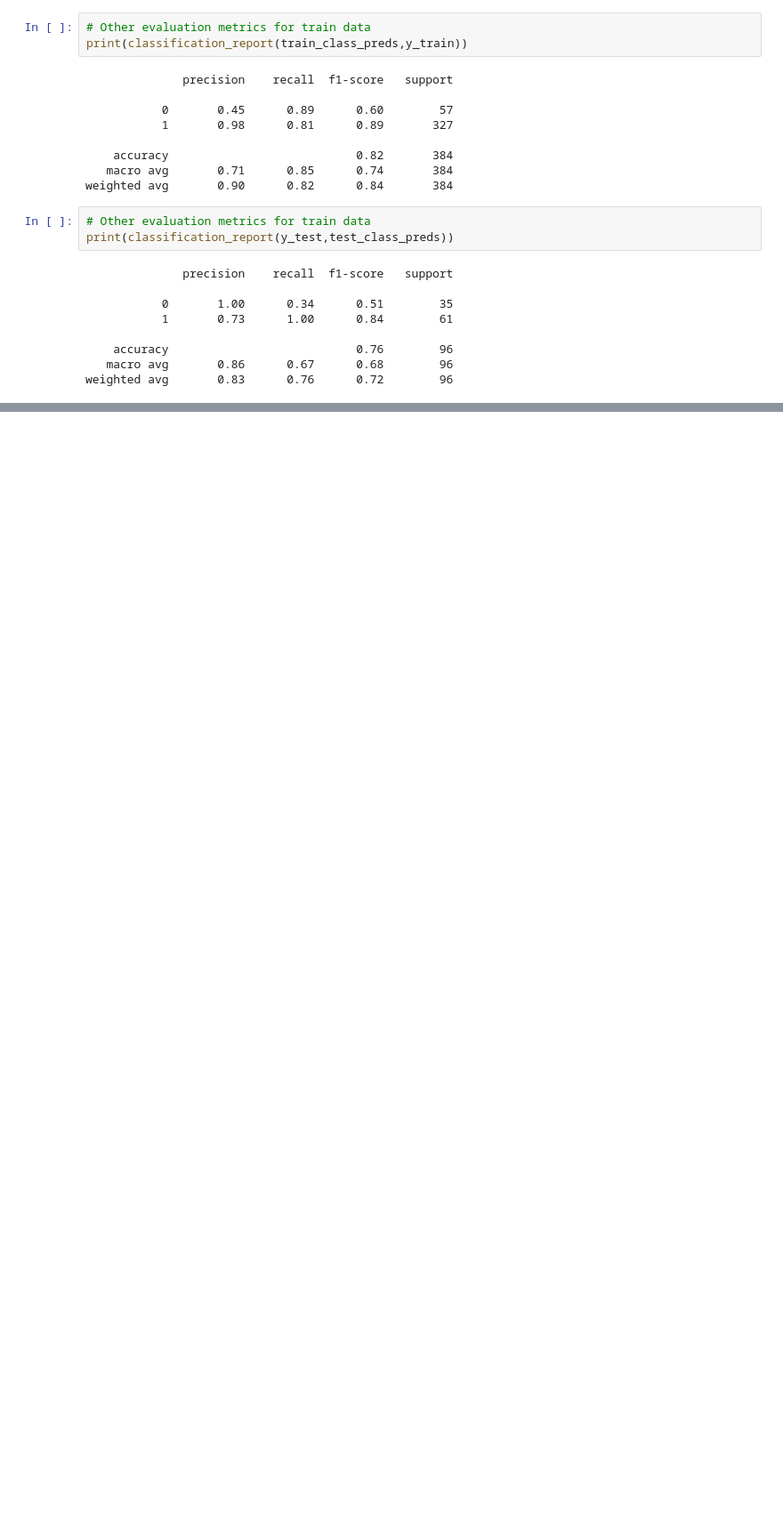
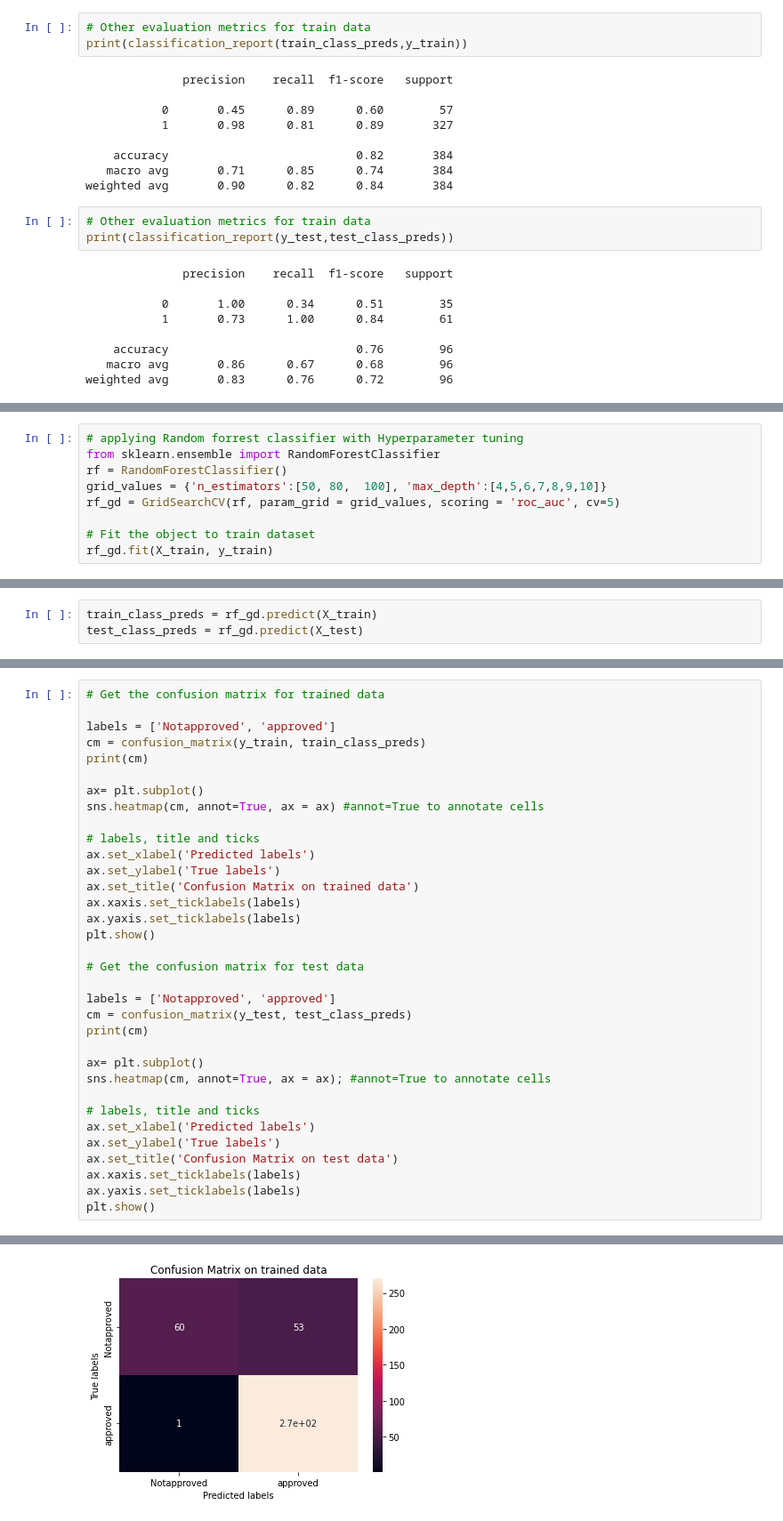
Before and after one commit to disuja7/ML-Hub, a Jupyter notebook: Loan_Prediction.ipynb, the cells around one changed output, grey strips where cells are left out. Shown at 89% size. Drawn from its saved outputs; the diff is of its cells as text; blank space fills up the shorter version.

```diff
--- a/Loan_Prediction.ipynb
+++ b/Loan_Prediction.ipynb
@@ -514,0 +664,9 @@ ax.yaxis.set_ticklabels(labels)
+# %%
+# applying Random forrest classifier with Hyperparameter tuning
+from sklearn.ensemble import RandomForestClassifier
+rf = RandomForestClassifier()
+grid_values = {'n_estimators':[50, 80,  100], 'max_depth':[4,5,6,7,8,9,10]}
+rf_gd = GridSearchCV(rf, param_grid = grid_values, scoring = 'roc_auc', cv=5)
+
+# Fit the object to train dataset
+rf_gd.fit(X_train, y_train)
@@ -514,0 +678,3 @@ ax.yaxis.set_ticklabels(labels)
+# %%
+train_class_preds = rf_gd.predict(X_train)
+test_class_preds = rf_gd.predict(X_test)
@@ -514,0 +707,35 @@ ax.yaxis.set_ticklabels(labels)
+# %%
+# Get the confusion matrix for trained data
+
+labels = ['Notapproved', 'approved']
+cm = confusion_matrix(y_train, train_class_preds)
+print(cm)
+
+ax= plt.subplot()
+sns.heatmap(cm, annot=True, ax = ax) #annot=True to annotate cells
+
+# labels, title and ticks
+ax.set_xlabel('Predicted labels')
+ax.set_ylabel('True labels')
+ax.set_title('Confusion Matrix on trained data')
+ax.xaxis.set_ticklabels(labels)
+ax.yaxis.set_ticklabels(labels)
+plt.show()
+
+# Get the confusion matrix for test data
+
+labels = ['Notapproved', 'approved']
+cm = confusion_matrix(y_test, test_class_preds)
+print(cm)
+
+ax= plt.subplot()
+sns.heatmap(cm, annot=True, ax = ax); #annot=True to annotate cells
+
+# labels, title and ticks
+ax.set_xlabel('Predicted labels')
+ax.set_ylabel('True labels')
+ax.set_title('Confusion Matrix on test data')
+ax.xaxis.set_ticklabels(labels)
+ax.yaxis.set_ticklabels(labels)
+plt.show()
+# %% [output]
@@ -514,0 +744 @@ ax.yaxis.set_ticklabels(labels)
+[figure, added]
```
Also changed, not shown: parts of 30 cells of this notebook.
